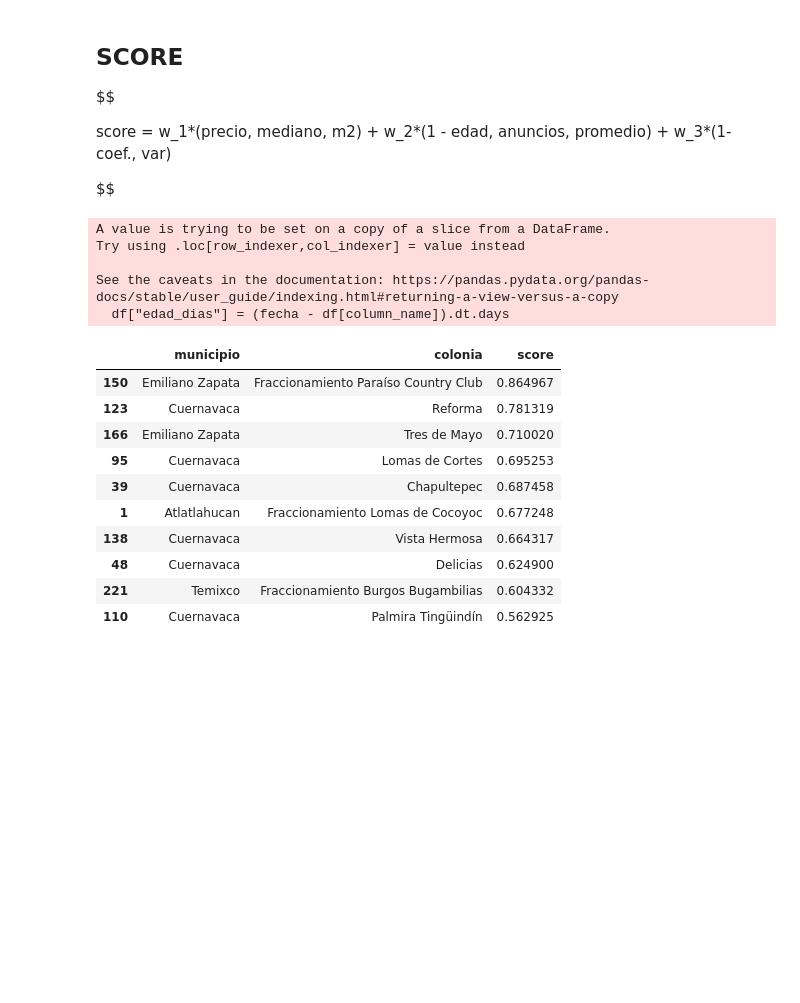
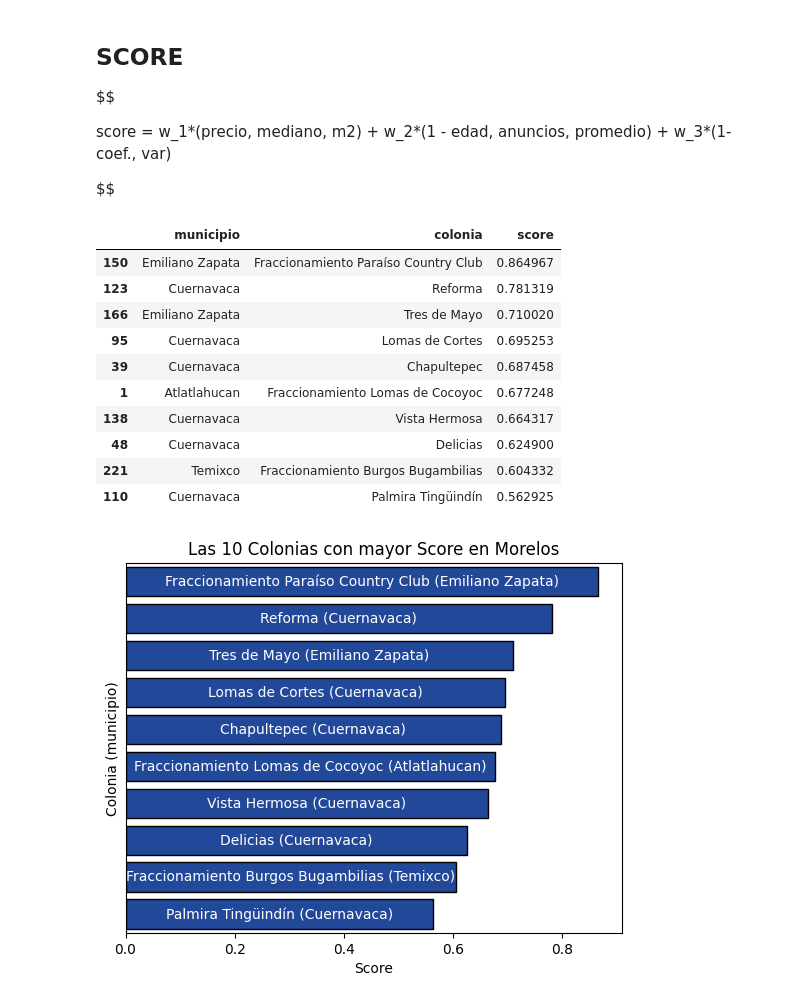
Before and after one commit to epsilondenso/Ranking-mercado-inmobiliario-MX, a Jupyter notebook: notebooks/test.ipynb, the cells around one changed output. Saved outputs shown, nothing was run; the diff lists cells and outputs as text; code cells hidden in the pictures; blank space fills up the shorter version.

```diff
--- a/notebooks/test.ipynb
+++ b/notebooks/test.ipynb
@@ -13,16 +14,17 @@ $$
 score = w_1*(precio\, mediano\, m2) + w_2*(1 - edad\, anuncios\, promedio) + w_3*(1-coef.\, var)
 
 $$
+# %%
+def get_top(data: pd.DataFrame, top:int = 10, criterion: str = "score") -> pd.DataFrame:
+    top_data = data.sort_values(by=criterion, ascending=False).head(top)
+    return top_data
 # %%
 #test
 normalized = full_treatment(RAW_DATA / "properties_morelos.csv")
-normalized[["municipio", "colonia", "score"]].sort_values(by="score", ascending=False).head(10)
+top = 10
+vis_test = get_top(normalized, top = 10, criterion= "score")
+vis_test[["municipio", "colonia", "score"]]
 # %% [output]
-A value is trying to be set on a copy of a slice from a DataFrame.
-Try using .loc[row_indexer,col_indexer] = value instead
-
-See the caveats in the documentation: https://pandas.pydata.org/pandas-docs/stable/user_guide/indexing.html#returning-a-view-versus-a-copy
-  df["edad_dias"] = (fecha - df[column_name]).dt.days
 |  | municipio | colonia | score |
 | 150 | Emiliano Zapata | Fraccionamiento Paraíso Country Club | 0.864967 |
 | 123 | Cuernavaca | Reforma | 0.781319 |
@@ -36,0 +56,14 @@ See the caveats in the documentation: https://pandas.pydata.org/pandas-docs/stab
+# %%
+labels = [f"{vis_test["colonia"].iloc[i]} ({vis_test["municipio"].iloc[i]})"for i in range(top)]
+plt.title(f"Las {top} Colonias con mayor Score en Morelos")
+ax = sns.barplot(data = vis_test, y = "colonia", x = "score", orient = "y", color = "#0e41adeb", edgecolor = "black")
+plt.xlabel("Score")
+plt.ylabel("Colonia (municipio)")
+plt.yticks([])
+
+ax.bar_label(ax.containers[0],
+labels = labels,
+label_type = "center", color = "white")
+plt.show()
+# %% [output]
+[figure, added]
```
Also changed, not shown: parts of 2 cells of this notebook, 8 other files.
